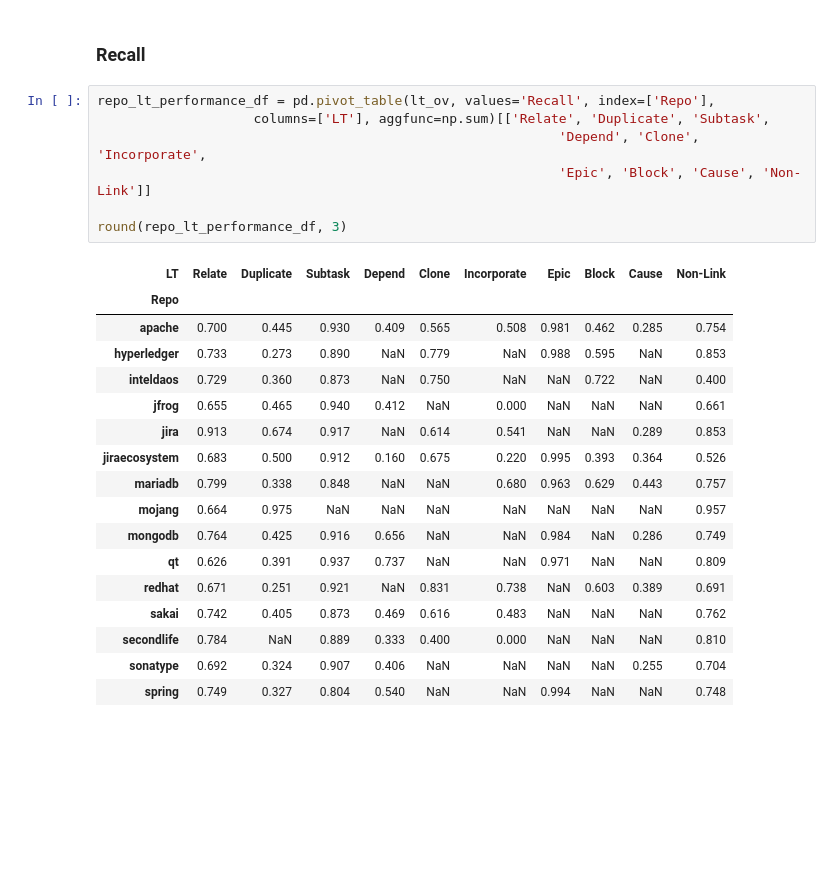
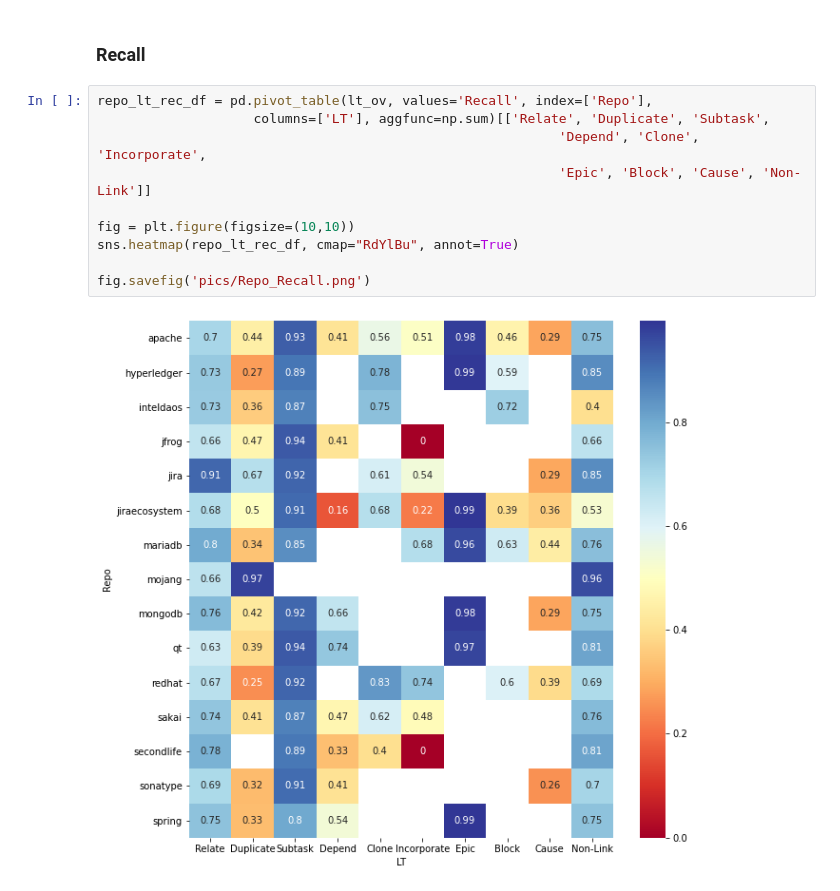
Before and after one commit to RegenKordel/LYNX-TypedLinkDetection, a Jupyter notebook: BERT_results_correlations.ipynb, the cells around one changed output. Drawn from its saved outputs; the diff is of its cells as text; blank space fills up the shorter version.

```diff
--- a/BERT_results_correlations.ipynb
+++ b/BERT_results_correlations.ipynb
@@ -755,27 +684,14 @@ round(repo_lt_perf_f1_df, 3)
 # %% [markdown]
 ### Recall
 # %%
-repo_lt_performance_df = pd.pivot_table(lt_ov, values='Recall', index=['Repo'],
+repo_lt_rec_df = pd.pivot_table(lt_ov, values='Recall', index=['Repo'],
                     columns=['LT'], aggfunc=np.sum)[['Relate', 'Duplicate', 'Subtask',
                                                            'Depend', 'Clone', 'Incorporate',
                                                            'Epic', 'Block', 'Cause', 'Non-Link']]
 
-round(repo_lt_performance_df, 3)
+fig = plt.figure(figsize=(10,10))
+sns.heatmap(repo_lt_rec_df, cmap="RdYlBu", annot=True)
+
+fig.savefig('pics/Repo_Recall.png')
 # %% [output]
-| LT | Relate | Duplicate | Subtask | Depend | Clone | Incorporate | Epic | Block | Cause | Non-Link |
-| Repo |  |  |  |  |  |  |  |  |  |  |
-| apache | 0.700 | 0.445 | 0.930 | 0.409 | 0.565 | 0.508 | 0.981 | 0.462 | 0.285 | 0.754 |
-| hyperledger | 0.733 | 0.273 | 0.890 | NaN | 0.779 | NaN | 0.988 | 0.595 | NaN | 0.853 |
-| inteldaos | 0.729 | 0.360 | 0.873 | NaN | 0.750 | NaN | NaN | 0.722 | NaN | 0.400 |
-| jfrog | 0.655 | 0.465 | 0.940 | 0.412 | NaN | 0.000 | NaN | NaN | NaN | 0.661 |
-| jira | 0.913 | 0.674 | 0.917 | NaN | 0.614 | 0.541 | NaN | NaN | 0.289 | 0.853 |
-| jiraecosystem | 0.683 | 0.500 | 0.912 | 0.160 | 0.675 | 0.220 | 0.995 | 0.393 | 0.364 | 0.526 |
-| mariadb | 0.799 | 0.338 | 0.848 | NaN | NaN | 0.680 | 0.963 | 0.629 | 0.443 | 0.757 |
-| mojang | 0.664 | 0.975 | NaN | NaN | NaN | NaN | NaN | NaN | NaN | 0.957 |
-| mongodb | 0.764 | 0.425 | 0.916 | 0.656 | NaN | NaN | 0.984 | NaN | 0.286 | 0.749 |
-| qt | 0.626 | 0.391 | 0.937 | 0.737 | NaN | NaN | 0.971 | NaN | NaN | 0.809 |
-| redhat | 0.671 | 0.251 | 0.921 | NaN | 0.831 | 0.738 | NaN | 0.603 | 0.389 | 0.691 |
-| sakai | 0.742 | 0.405 | 0.873 | 0.469 | 0.616 | 0.483 | NaN | NaN | NaN | 0.762 |
-| secondlife | 0.784 | NaN | 0.889 | 0.333 | 0.400 | 0.000 | NaN | NaN | NaN | 0.810 |
-| sonatype | 0.692 | 0.324 | 0.907 | 0.406 | NaN | NaN | NaN | NaN | 0.255 | 0.704 |
-| spring | 0.749 | 0.327 | 0.804 | 0.540 | NaN | NaN | 0.994 | NaN | NaN | 0.748 |
+[figure, added]
```
Also changed, not shown: parts of 8 cells of this notebook, 4 other files.
